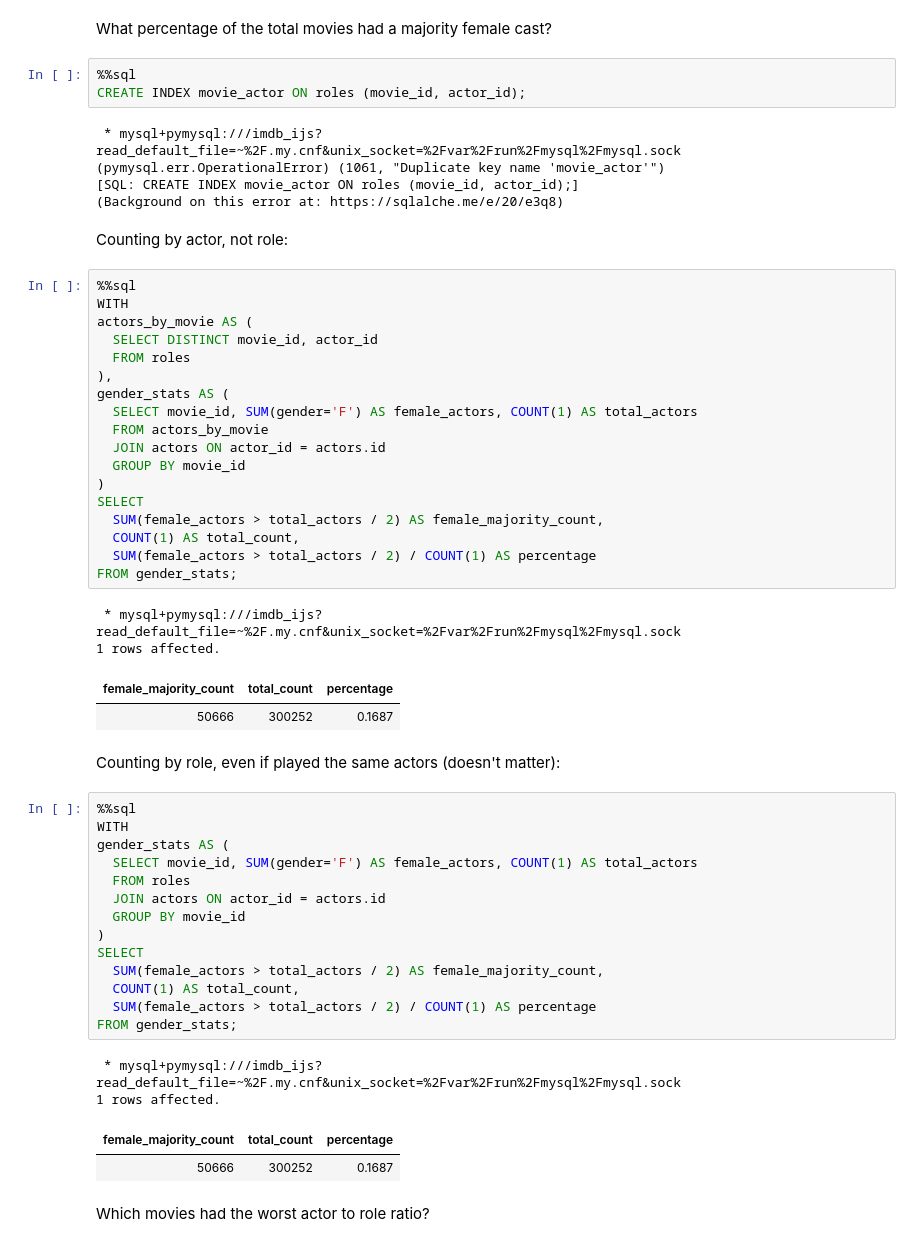
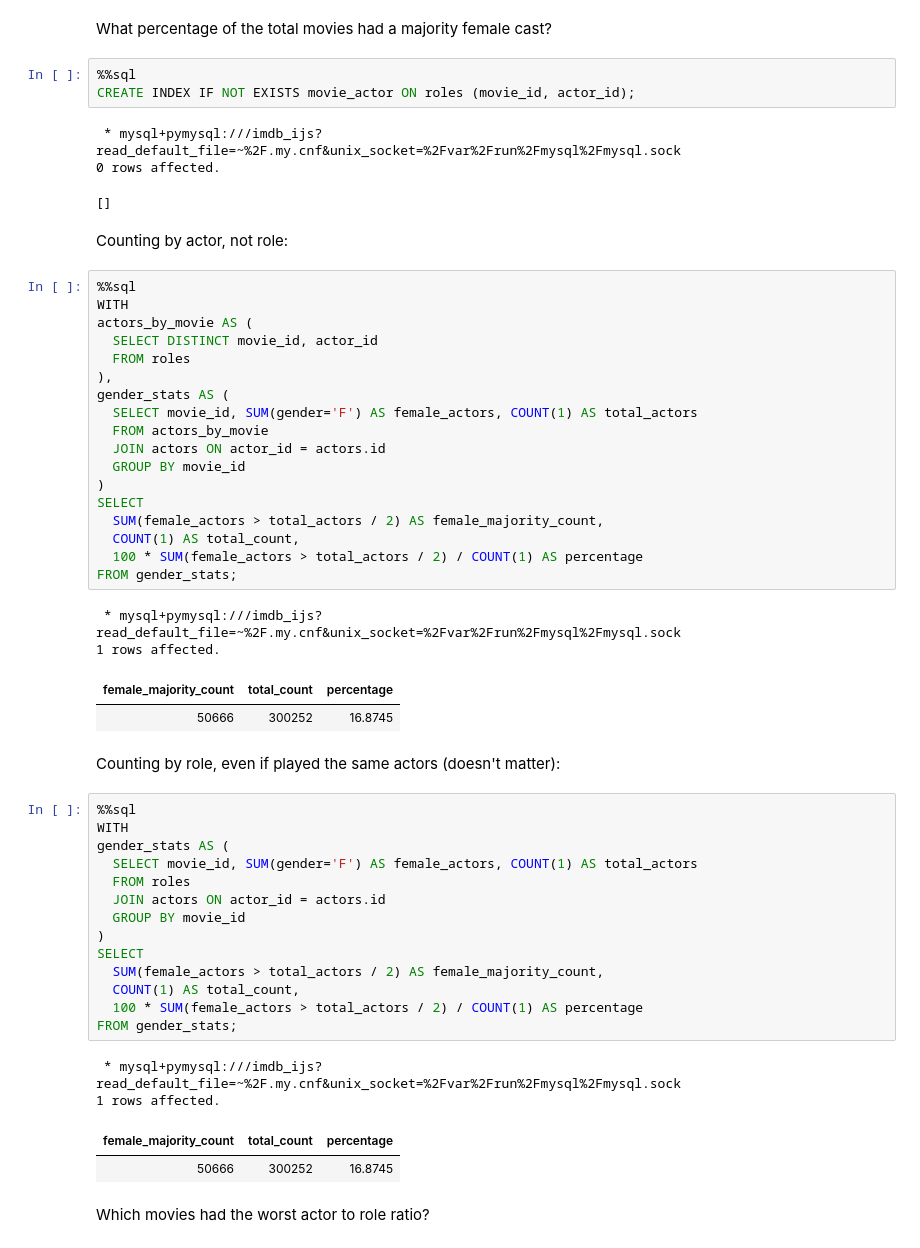
Before and after one commit to tvogel/datascience-bootcamp, a Jupyter notebook: 09_advanced_sql/docs/02-challenge-imdb.ipynb, the cells around one changed output. Saved outputs shown, nothing was run; the diff lists cells and outputs as text.

```diff
--- a/09_advanced_sql/docs/02-challenge-imdb.ipynb
+++ b/09_advanced_sql/docs/02-challenge-imdb.ipynb
@@ -753,37 +753,36 @@ How many movies had a majority of females among their cast?
 What percentage of the total movies had a majority female cast?
 # %%
 %%sql
-CREATE INDEX movie_actor ON roles (movie_id, actor_id);
+CREATE INDEX IF NOT EXISTS movie_actor ON roles (movie_id, actor_id);
 # %% [output]
  * mysql+pymysql:///imdb_ijs?read_default_file=~%2F.my.cnf&unix_socket=%2Fvar%2Frun%2Fmysql%2Fmysql.sock
-(pymysql.err.OperationalError) (1061, "Duplicate key name 'movie_actor'")
-[SQL: CREATE INDEX movie_actor ON roles (movie_id, actor_id);]
-(Background on this error at: https://sqlalche.me/e/20/e3q8)
+0 rows affected.
+[]
 # %% [markdown]
 Counting by actor, not role:
 # %%
 %%sql
 WITH
 actors_by_movie AS (
   SELECT DISTINCT movie_id, actor_id
   FROM roles
 ),
 gender_stats AS (
   SELECT movie_id, SUM(gender='F') AS female_actors, COUNT(1) AS total_actors
   FROM actors_by_movie
   JOIN actors ON actor_id = actors.id
   GROUP BY movie_id
 )
 SELECT
   SUM(female_actors > total_actors / 2) AS female_majority_count,
   COUNT(1) AS total_count,
-  SUM(female_actors > total_actors / 2) / COUNT(1) AS percentage
+  100 * SUM(female_actors > total_actors / 2) / COUNT(1) AS percentage
 FROM gender_stats;
 # %% [output]
  * mysql+pymysql:///imdb_ijs?read_default_file=~%2F.my.cnf&unix_socket=%2Fvar%2Frun%2Fmysql%2Fmysql.sock
 1 rows affected.
 | female_majority_count | total_count | percentage |
-| 50666 | 300252 | 0.1687 |
+| 50666 | 300252 | 16.8745 |
 # %% [markdown]
 Counting by role, even if played the same actors (doesn't matter):
 # %%
@@ -798,13 +797,13 @@ gender_stats AS (
 SELECT
   SUM(female_actors > total_actors / 2) AS female_majority_count,
   COUNT(1) AS total_count,
-  SUM(female_actors > total_actors / 2) / COUNT(1) AS percentage
+  100 * SUM(female_actors > total_actors / 2) / COUNT(1) AS percentage
 FROM gender_stats;
 # %% [output]
  * mysql+pymysql:///imdb_ijs?read_default_file=~%2F.my.cnf&unix_socket=%2Fvar%2Frun%2Fmysql%2Fmysql.sock
 1 rows affected.
 | female_majority_count | total_count | percentage |
-| 50666 | 300252 | 0.1687 |
+| 50666 | 300252 | 16.8745 |
 # %% [markdown]
 Which movies had the worst actor to role ratio?
 # %%
```
Also changed, not shown: parts of 1 cell of this notebook.
